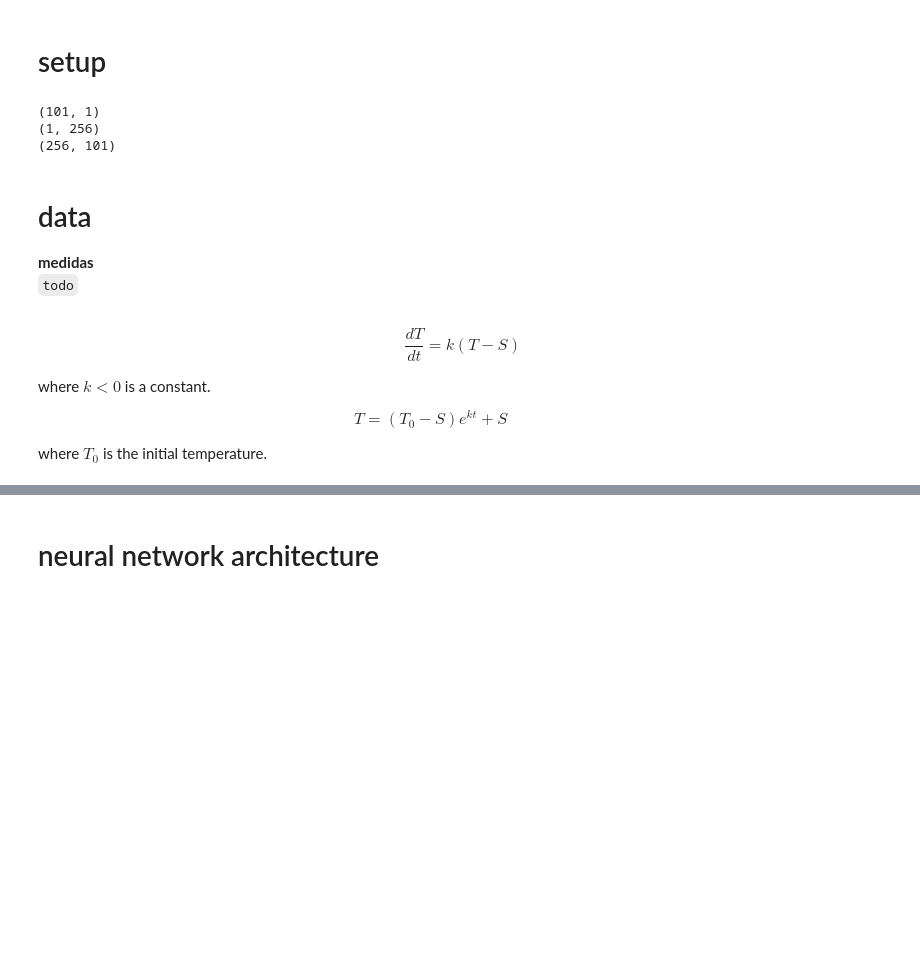
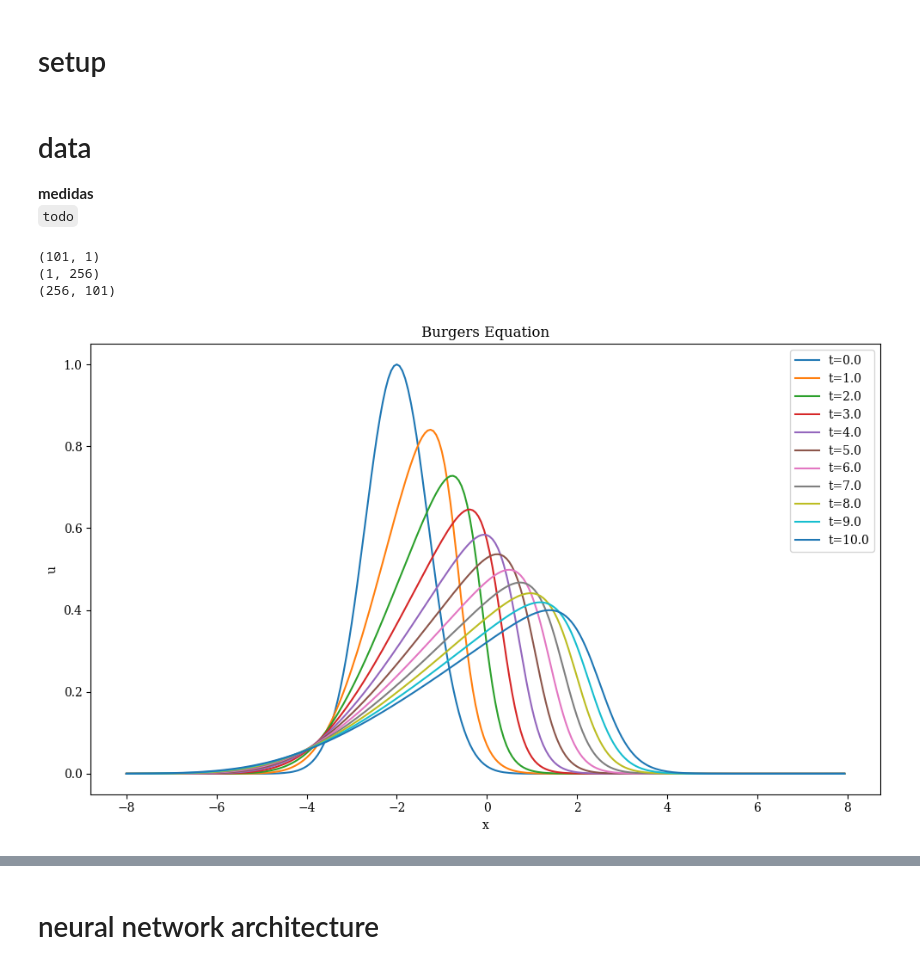
Before and after one commit to thiagodsd/ppgcc-deep-learning-pinn, a Jupyter notebook: notebooks/bateman_burgers_equation.ipynb, the cells around one changed output, grey strips where cells are left out. Drawn from its saved outputs; the diff is of its cells as text; code cells hidden in the pictures; blank space fills up the shorter version.

```diff
--- a/notebooks/bateman_burgers_equation.ipynb
+++ b/notebooks/bateman_burgers_equation.ipynb
@@ -31,12 +36,3 @@ from sklearn.preprocessing import MinMaxScaler
 from IPython.display import display
 
 %matplotlib inline
-# %%
-data = sio.loadmat('../data/01_raw/burgers.mat')
-print(data["t"].shape)
-print(data["x"].shape)
-print(data["usol"].shape)
-# %% [output]
-(101, 1)
-(1, 256)
-(256, 101)
@@ -44,12 +51,29 @@ print(data["usol"].shape)
 # data
 
 **medidas** <br/> `todo`
-# %% [markdown]
-$$ \frac{dT}{dt} = k (T-S) $$
-
-where $k<0$ is a constant.
-
-$$ T=(T_0-S) e^{kt} + S \qquad \qquad  $$
-
-where $T_0$ is the initial temperature.
+# %%
+data = sio.loadmat('../data/01_raw/burgers.mat')
+print(data["t"].shape)
+print(data["x"].shape)
+print(data["usol"].shape)
+
+fig, (ax1) = plt.subplots(ncols=1, nrows=1, figsize=(10, golden_ratio*10))
+
+for i in range(101):
+    if i % 10 == 0:
+        plt.plot(data["x"].flatten(), data["usol"][:, i].flatten(), label="t={}".format(data["t"].flatten()[i]))
+
+plt.xlabel("x")
+plt.ylabel("u")
+
+plt.title("Burgers Equation")
+plt.legend()
+plt.tight_layout()
+
+plt.savefig(f"{folder_path}/burgers_equation.png", dpi=300)
+# %% [output]
+(101, 1)
+(1, 256)
+(256, 101)
+[figure, added]
 # %%
```
Also changed, not shown: parts of 10 cells of this notebook, 10 other files.
